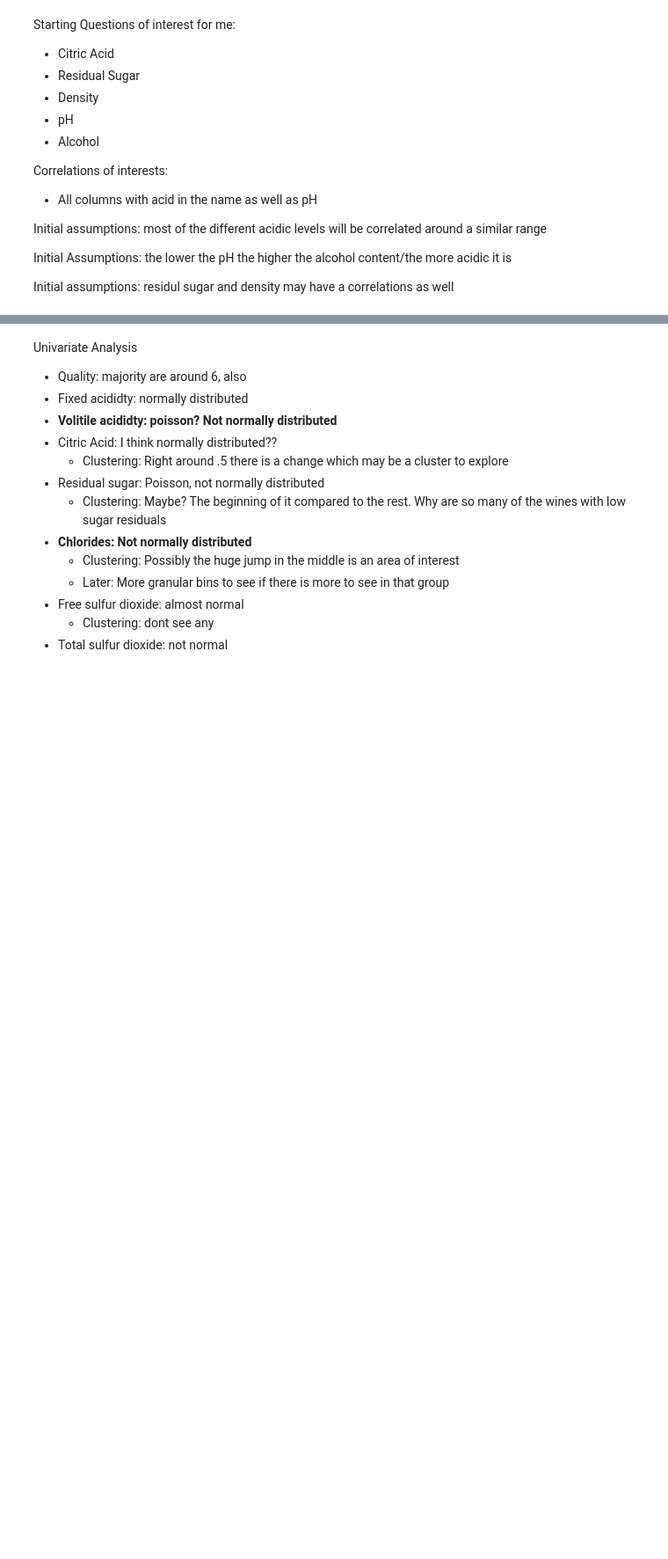
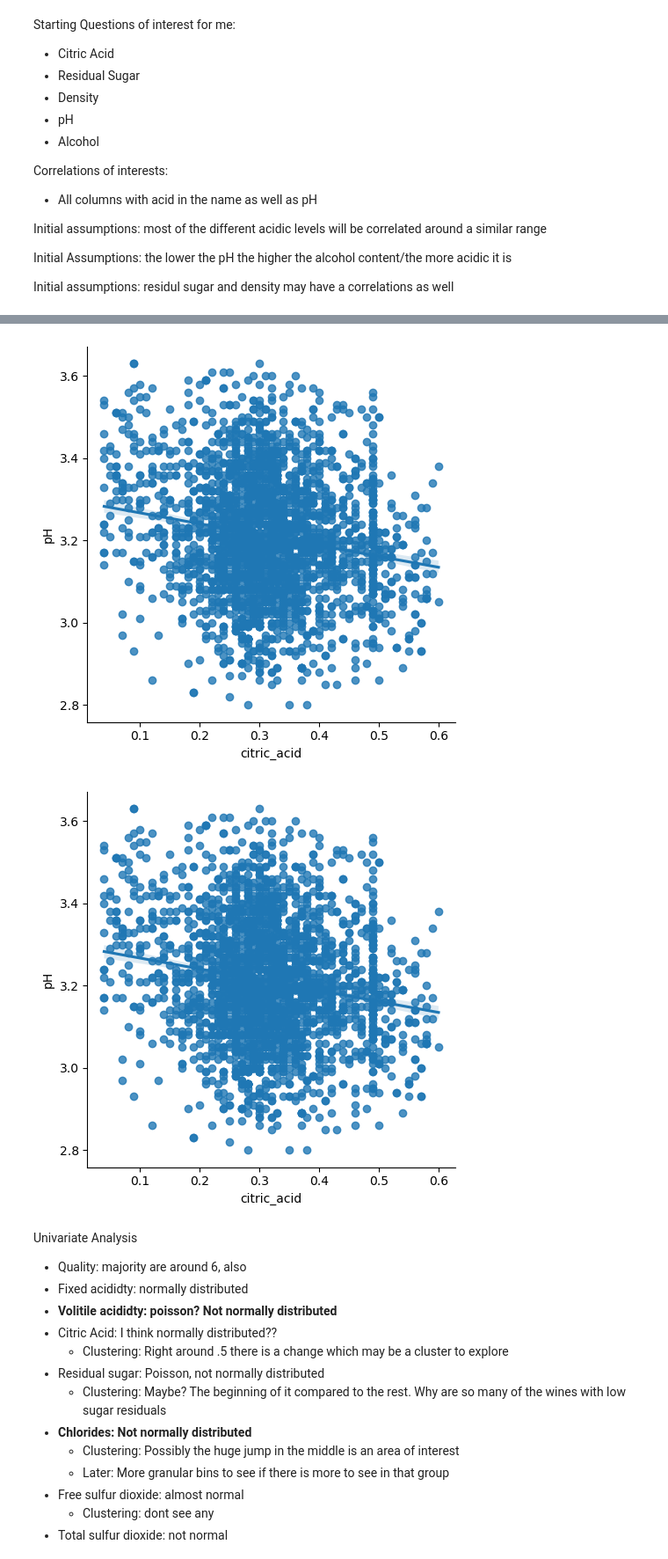
Before and after one commit to aaron-and-caroWINE/wine_clustering_project, a Jupyter notebook: explore_working_am.ipynb, the cells around one changed output, grey strips where cells are left out. Shown at 88% size. Drawn from its saved outputs; the diff is of its cells as text; code cells hidden in the pictures; blank space fills up the shorter version.

```diff
--- a/explore_working_am.ipynb
+++ b/explore_working_am.ipynb
@@ -174,3 +169,9 @@ Initial assumptions: residul sugar and density may have a correlations as well
+# %%
+sns.lmplot(data=train, x='citric_acid', y='pH')
+plt.show()
+# %% [output]
+[figure, added]
+[figure, added]
 # %% [markdown]
 Univariate Analysis
 
```
Also changed, not shown: parts of 14 cells of this notebook.
